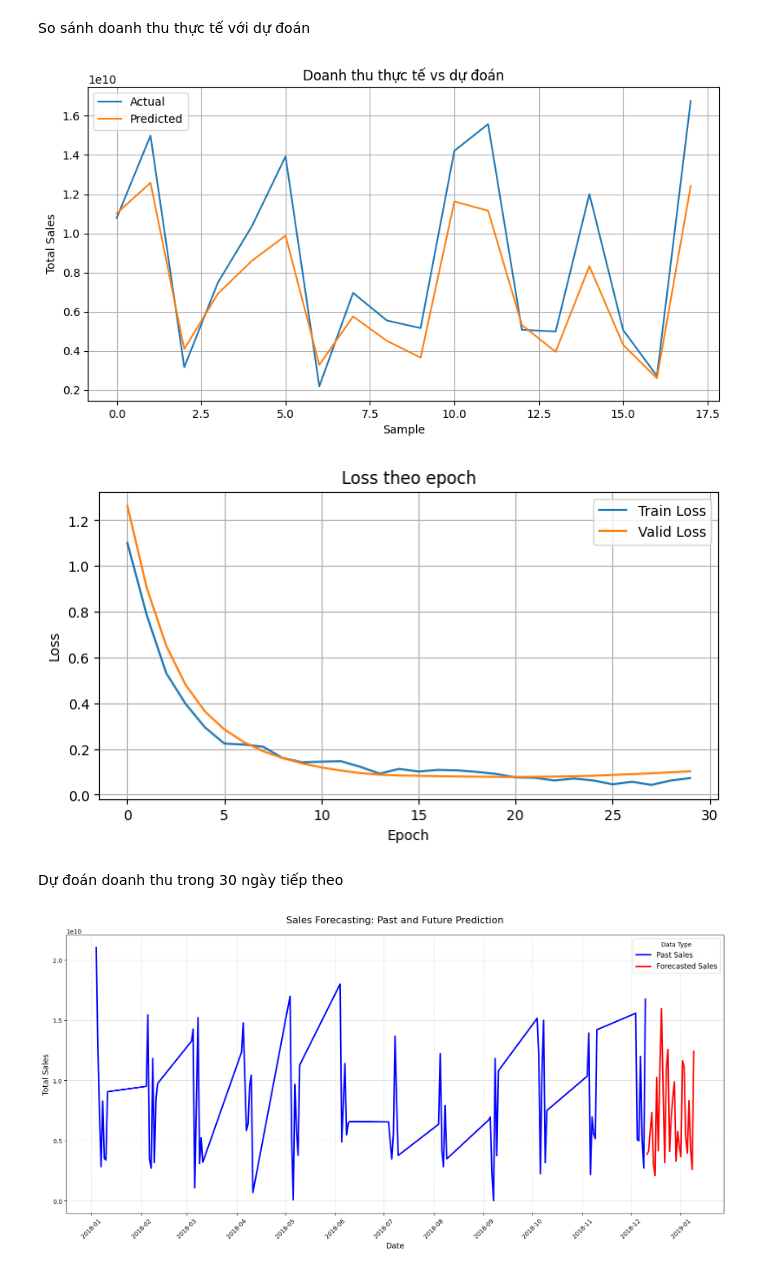
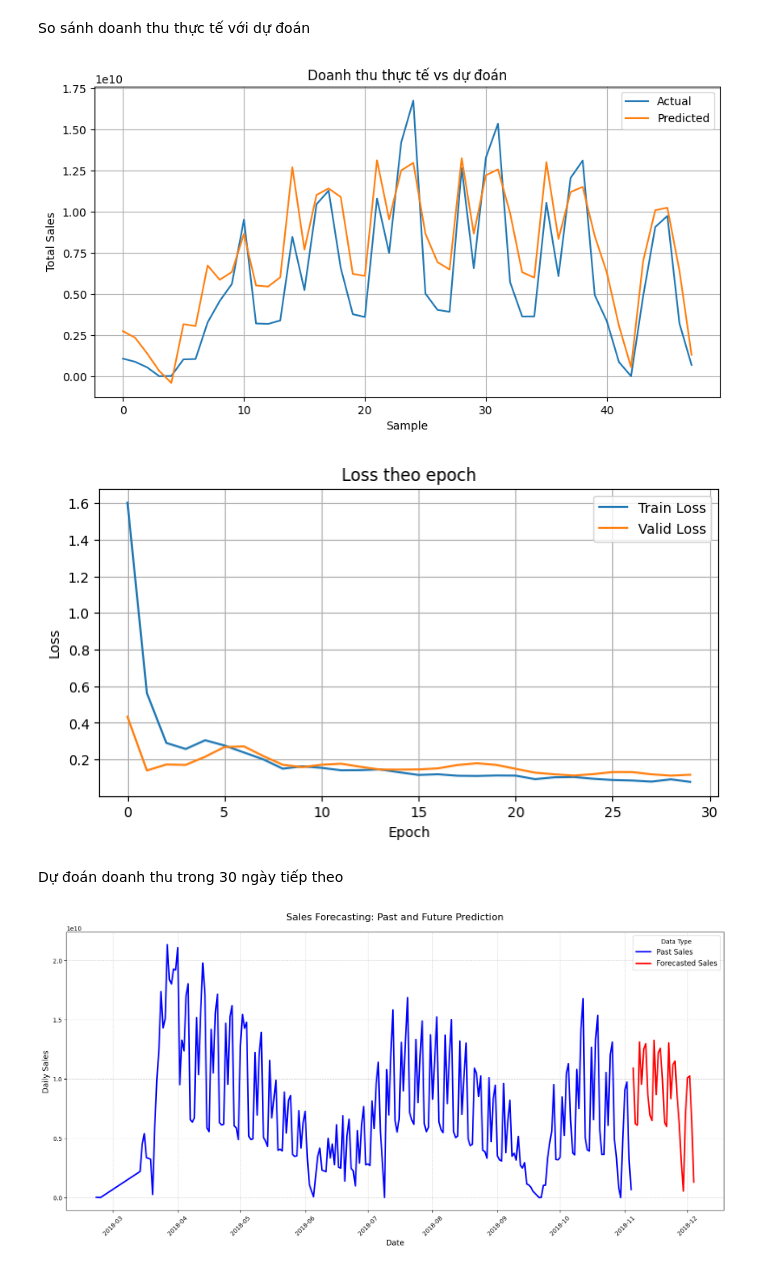
Before and after one commit to KieuOanhUIT/IS403.P23.OnlineSalesData, a Jupyter notebook: Model/Tranformer.ipynb, the cells around one changed output. Saved outputs shown, nothing was run; the diff lists cells and outputs as text; code cells hidden in the pictures.

Commit message:
update MLP and Transformer model

```diff
--- a/Model/Tranformer.ipynb
+++ b/Model/Tranformer.ipynb
@@ -11,15 +11,14 @@ from sklearn.metrics import mean_absolute_error, mean_squared_error, r2_score
 import matplotlib.pyplot as plt
 
 # Load data
-train_df = pd.read_csv("../Dataset/712/train.csv", parse_dates=["date"])
-valid_df = pd.read_csv("../Dataset/712/validation.csv", parse_dates=["date"])
-test_df = pd.read_csv("../Dataset/712/test.csv", parse_dates=["date"])
+train_df = pd.read_csv("../Dataset/train1.csv", parse_dates=["date"])
+valid_df = pd.read_csv("../Dataset/validation1.csv", parse_dates=["date"])
+test_df = pd.read_csv("../Dataset/test1.csv", parse_dates=["date"])
 # %% [markdown]
 Lựa chọn đặc trưng và target
 # %%
-features = ['tickets_sold', 'tickets_out', 'show_time', 'occu_perc',
-            'ticket_price', 'ticket_use', 'capacity', 'month', 'quarter', 'day', 'year']
-target = 'total_sales'
+features = ['daily_tickets', 'daily_used_tickets', 'avg_occupancy',	'unique_films',	'unique_cinemas', 'month', 'quarter', 'day', 'year']
+target = 'daily_sales'
 
 X_train = train_df[features].values
 y_train = train_df[target].values
@@ -188,7 +187,7 @@ plt.ylabel('Total Sales')
 plt.grid(True)
 plt.show()
 # %% [output]
-[figure, old version]
+[figure, new version]
 # %%
 plt.figure(figsize=(8,4))
 plt.plot(train_losses, label='Train Loss')
@@ -200,7 +199,7 @@ plt.ylabel('Loss')
 plt.grid(True)
 plt.show()
 # %% [output]
-[figure, old version]
+[figure, new version]
 # %% [markdown]
 Dự đoán doanh thu trong 30 ngày tiếp theo
 # %%
@@ -211,80 +210,74 @@ from datetime import timedelta
 import pandas as pd
 import torch
 
-# Đọc dữ liệu từ file cleaned_data.csv
-df = pd.read_csv('../Dataset/cleaned_data.csv', parse_dates=['date'])
+# Đọc dữ liệu từ file
+df = pd.read_csv('../Dataset/cinema_daily_sales.csv', parse_dates=['date'])
 
-# Giả sử features, scaler_X, scaler_y, model, device đã được định nghĩa sẵn
+# Giả sử features, scaler_X, scaler_y, model, device đã được định nghĩa
+
 # Lấy 30 ngày cuối cùng trong df để dự đoán
 last_30_days = df.iloc[-30:].copy()
-
-# Lấy ngày cuối cùng trong tập dữ liệu
 last_date = df['date'].iloc[-1]
 
-# Tạo danh sách 30 ngày tiếp theo
-future_dates = pd.date_range(start=last_date + timedelta(days=1), periods=30).strftime('%Y-%m-%d')
+# Tạo danh sách 30 ngày tiếp theo dưới dạng datetime
+future_dates = pd.date_range(start=last_date + timedelta(days=1), periods=30)
 
-# Chuẩn bị dữ liệu đầu vào cho dự đoán (30 ngày cuối cùng)
+# Chuẩn bị dữ liệu đầu vào cho dự đoán
 future_X_raw = last_30_days[features].values
 future_X_scaled = scaler_X.transform(future_X_raw)
 
-# Dự đoán doanh thu cho 30 ngày tiếp theo
+# Dự đoán doanh thu
 model.eval()
 with torch.no_grad():
     future_X_tensor = torch.tensor(future_X_scaled, dtype=torch.float32).to(device)
     future_preds_scaled = model(future_X_tensor).cpu().numpy().flatten()
     future_sales = scaler_y.inverse_transform(future_preds_scaled.reshape(-1, 1)).flatten()
 
-# Tạo DataFrame chứa dự đoán
+# Tạo DataFrame chứa dự đoán với cột "daily_sales"
 future_df = pd.DataFrame({
     'date': future_dates,
-    'total_sales': future_sales,
+    'daily_sales': future_sales,
     'type': 'Forecasted Sales'
 })
 
-# Chuẩn bị dữ liệu quá khứ để visualization
-# Ở đây bạn có thể phân loại dữ liệu gốc thành train, valid, test nếu có
-# Ví dụ giả định:
+# Gắn nhãn dữ liệu quá khứ
 df['type'] = 'Past Sales'
 
-# Nếu bạn có dataframe train_df, valid_df, test_df, thay thế df phù hợp hoặc gộp lại
-# Ở đây giả sử toàn bộ df là dữ liệu quá khứ
+# Gộp hai phần dữ liệu
+combined_df = pd.concat([df[['date', 'daily_sales', 'type']], future_df], ignore_index=True)
 
-# Gộp tất cả dữ liệu
-combined_df = pd.concat([df, future_df], ignore_index=True)
-
-# Vẽ đồ thị
+# Vẽ biểu đồ
 plt.figure(figsize=(16, 8))
 sns.lineplot(
     data=combined_df,
     x='date',
-    y='total_sales',
+    y='daily_sales',
     hue='type',
     style='type',
     dashes=False,
     palette={
         'Past Sales': 'blue',
         'Forecasted Sales': 'red'
     },
     linewidth=2.5
 )
 
-# Định dạng trục x
+# Định dạng trục thời gian
 plt.gca().xaxis.set_major_locator(mdates.MonthLocator(interval=1))
 plt.gca().xaxis.set_major_formatter(mdates.DateFormatter('%Y-%m'))
 plt.xticks(rotation=45)
 
-# Thêm các chi tiết cho đồ thị
+# Thêm nhãn và tiêu đề
 plt.xlabel('Date', fontsize=13)
-plt.ylabel('Total Sales', fontsize=13)
+plt.ylabel('Daily Sales', fontsize=13)
 plt.title('Sales Forecasting: Past and Future Prediction', fontsize=16, pad=20)
 plt.grid(True, linestyle='--', alpha=0.5)
 plt.legend(title='Data Type', fontsize=12)
 plt.tight_layout()
 plt.show()
 
-# Trả về dataframe chứa dự đoán (cột ngày và dự báo)
-future_df[['date', 'total_sales']].rename(columns={'date': 'Date', 'total_sales': 'Predicted Sales'})
+# Trả về DataFrame kết quả dự báo
+future_df[['date', 'daily_sales']].rename(columns={'date': 'Date', 'daily_sales': 'Predicted Sales'})
 # %% [output]
-[figure, old version]
+[figure, new version]
 |  | Date | Predicted Sales |
```
Also changed, not shown: parts of 3 cells of this notebook, 1 other file.
